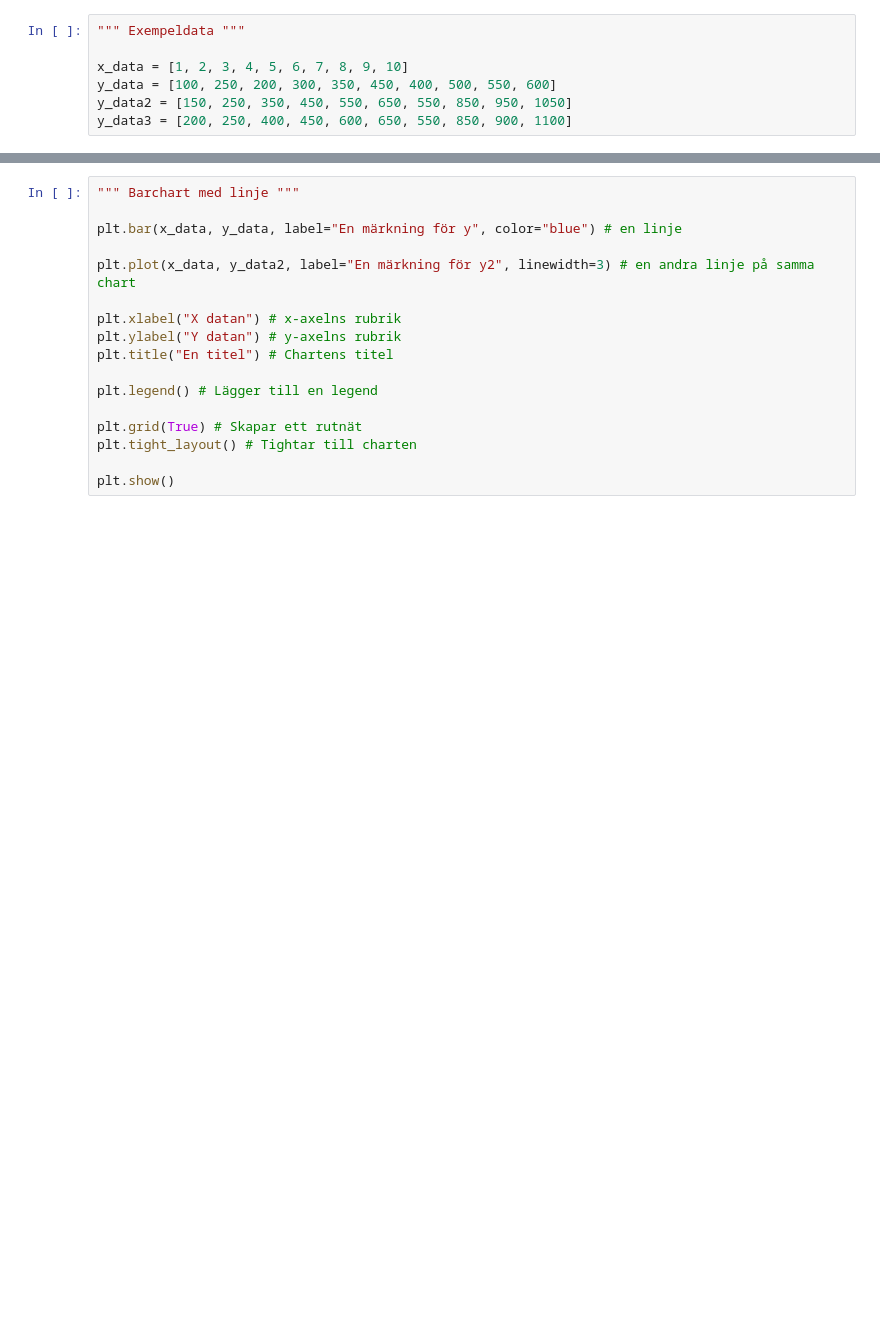
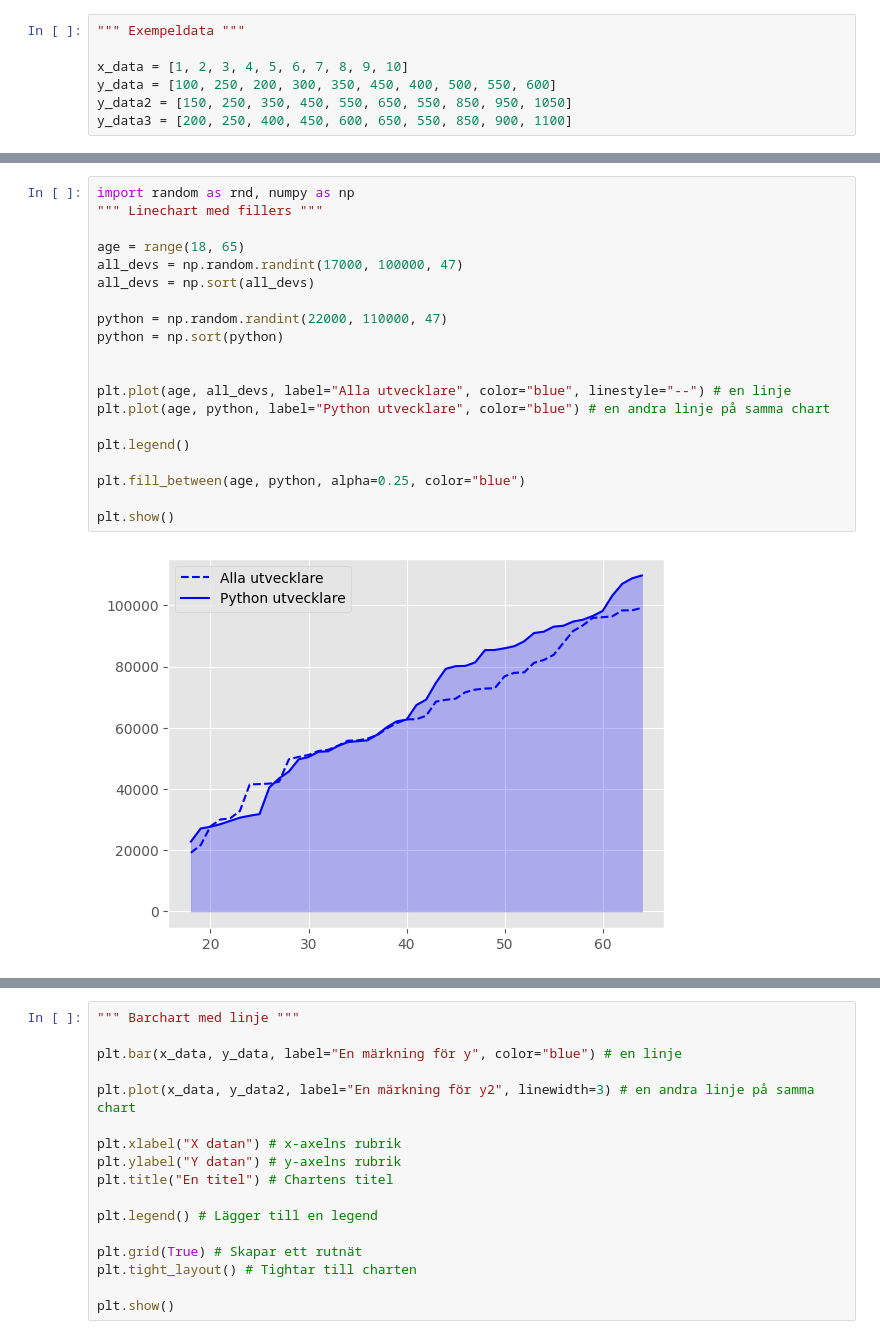
Before and after one commit to MrEcE0046/AI-ML-Grundkunskaper, a Jupyter notebook: Databehandling/Lecture-Notes/matplotlib.ipynb, the cells around one changed output, grey strips where cells are left out. Drawn from its saved outputs; the diff is of its cells as text; blank space fills up the shorter version.

```diff
--- a/Databehandling/Lecture-Notes/matplotlib.ipynb
+++ b/Databehandling/Lecture-Notes/matplotlib.ipynb
@@ -35,3 +37,25 @@ plt.show()
 # %% [output]
 ['Solarize_Light2', '_classic_test_patch', '_mpl-gallery', '_mpl-gallery-nogrid', 'bmh', 'classic', 'dark_background', 'fast', 'fivethirtyeight', 'ggplot', 'grayscale', 'seaborn-v0_8', 'seaborn-v0_8-b ...
 [figure]
+# %%
+import random as rnd, numpy as np
+""" Linechart med fillers """
+
+age = range(18, 65)
+all_devs = np.random.randint(17000, 100000, 47)
+all_devs = np.sort(all_devs)
+
+python = np.random.randint(22000, 110000, 47)
+python = np.sort(python)
+
+
+plt.plot(age, all_devs, label="Alla utvecklare", color="blue", linestyle="--") # en linje
+plt.plot(age, python, label="Python utvecklare", color="blue") # en andra linje på samma chart
+
+plt.legend()
+
+plt.fill_between(age, python, alpha=0.25, color="blue")
+
+plt.show()
+# %% [output]
+[figure, added]
```
Also changed, not shown: parts of 7 cells of this notebook, 6 other files.
